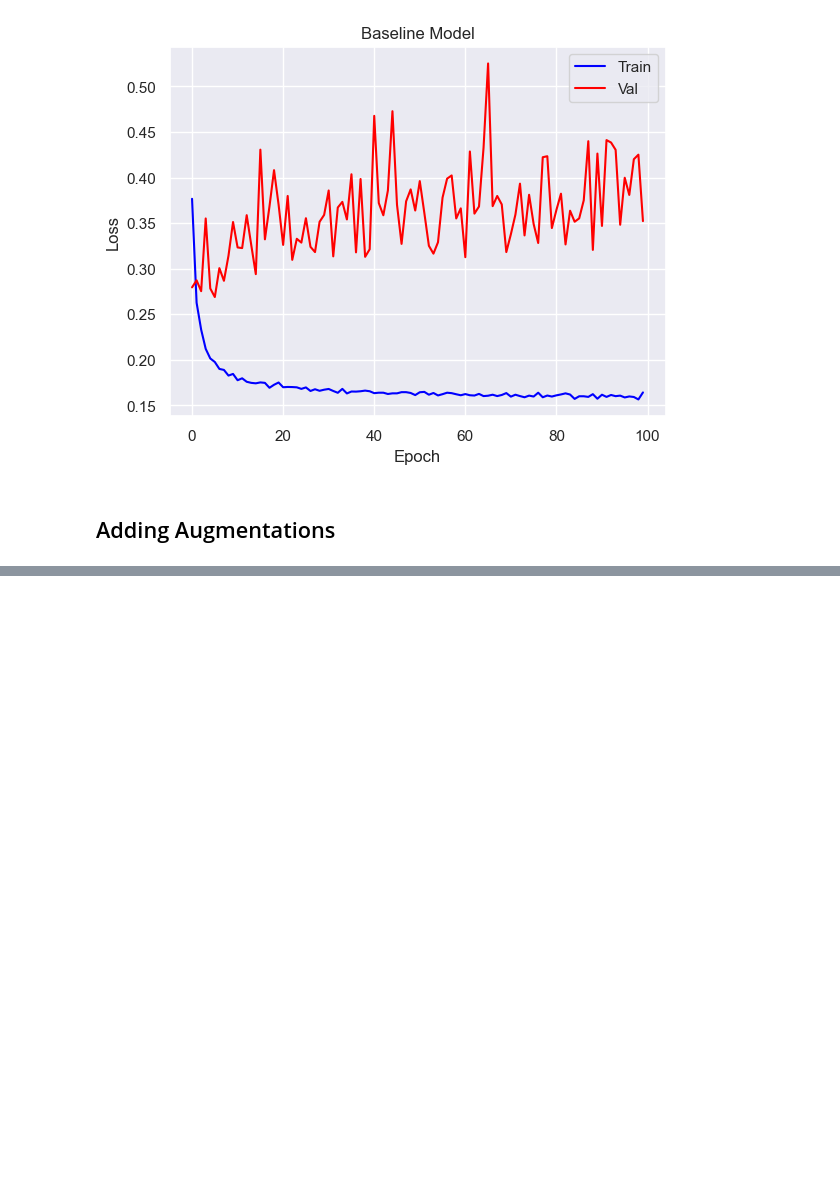
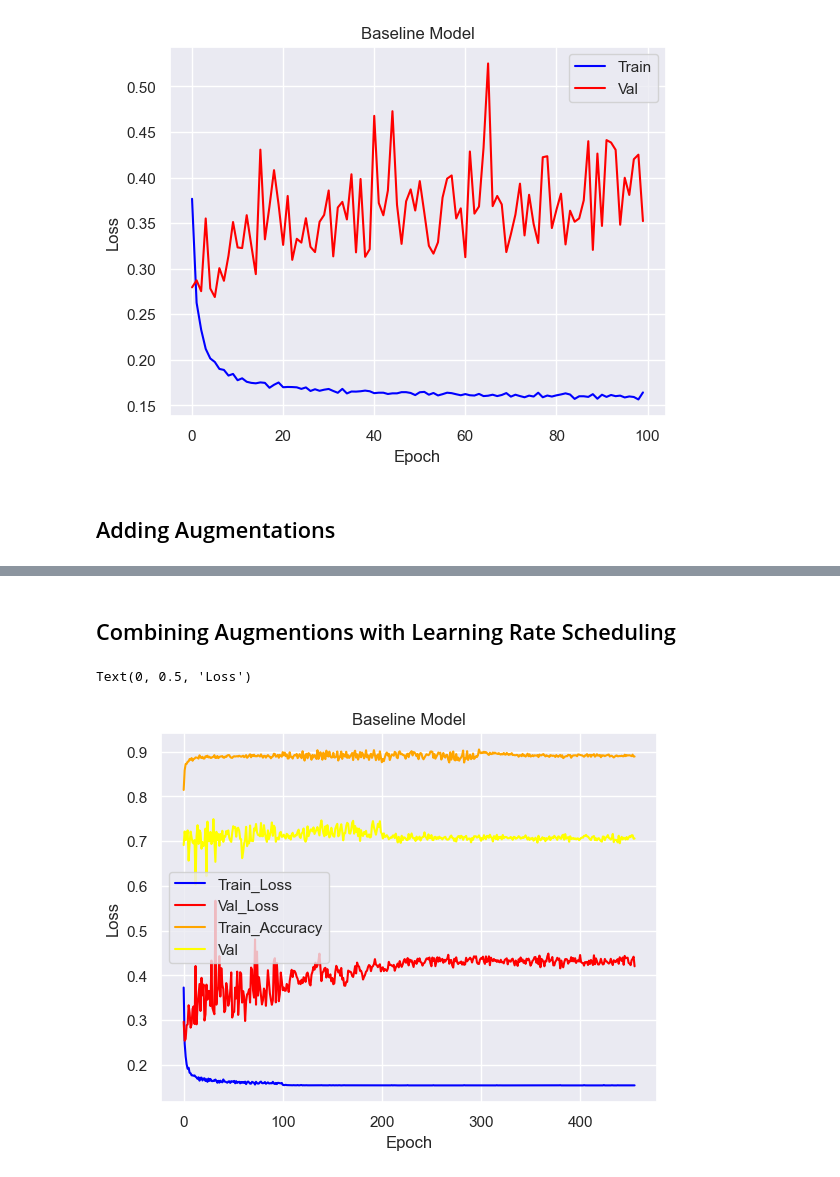
Before and after one commit to Pirner/zettelkasten, a Jupyter notebook: mastering_the_loop_image_classification/notebooks/part_3_plotting.ipynb, the cells around one changed output, grey strips where cells are left out. Drawn from its saved outputs; the diff is of its cells as text; code cells hidden in the pictures; blank space fills up the shorter version.

Commit message:
add and finish part 3

```diff
--- a/mastering_the_loop_image_classification/notebooks/part_3_plotting.ipynb
+++ b/mastering_the_loop_image_classification/notebooks/part_3_plotting.ipynb
@@ -53,0 +57,27 @@ plt.ylabel("Loss")
+# %% [markdown]
+## Combining Augmentions with Learning Rate Scheduling
+# %%
+df_aug_step_lr = pd.read_csv(r'C:\data\retina_dataset\part_3\lr_scheduling_plus_augmentation\003\metrics.csv')
+df_aug_step_lr['epoch'] = range(len(df_aug_step_lr))
+# %%
+# sns.set_theme()
+# sns.lineplot(data=df, x="train_loss", y='epoch')
+
+sns.set_theme()
+f, ax = plt.subplots(1, 1)
+# x_col='date'
+# y_col = 'count'
+
+ax.plot(df_aug_step_lr['epoch'], df_aug_step_lr['train_loss'], color="blue", label="Train_Loss", linestyle="-")
+ax.plot(df_aug_step_lr['epoch'], df_aug_step_lr["val_loss"], color="red", label="Val_Loss", linestyle="-")
+ax.plot(df_aug_step_lr['epoch'], df_aug_step_lr['train_accuracy'], color="orange", label="Train_Accuracy", linestyle="-")
+ax.plot(df_aug_step_lr['epoch'], df_aug_step_lr["val_accuracy"], color="yellow", label="Val", linestyle="-")
+# ax.plot_date(df3.date, df3["count"], color="green", label="C", linestyle="-")
+
+ax.legend(loc='best')
+plt.title("Baseline Model")
+plt.xlabel("Epoch")
+plt.ylabel("Loss")
+# %% [output]
+Text(0, 0.5, 'Loss')
+[figure, added]
```
Also changed, not shown: parts of 2 cells of this notebook, 1 other file.
